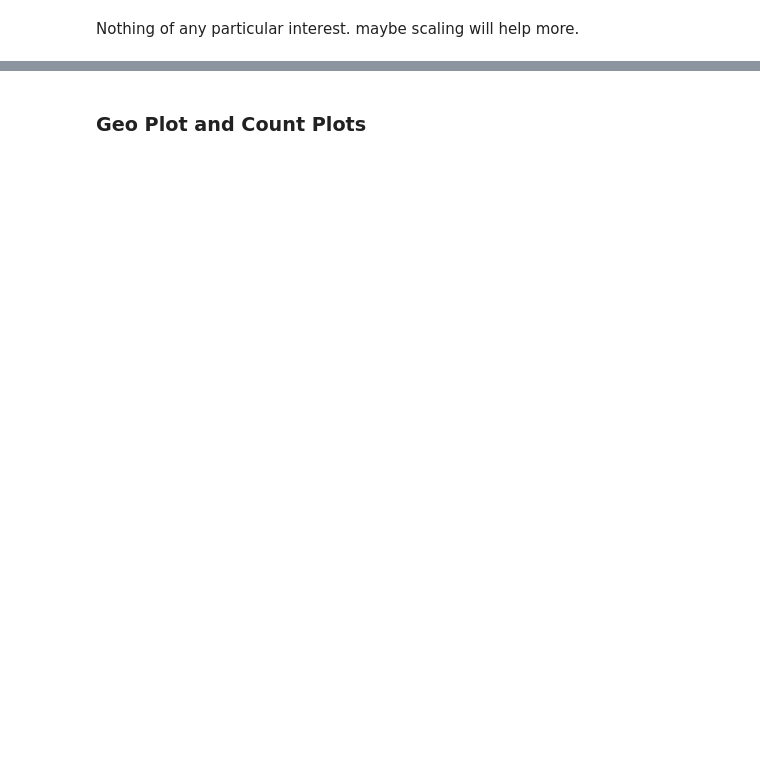
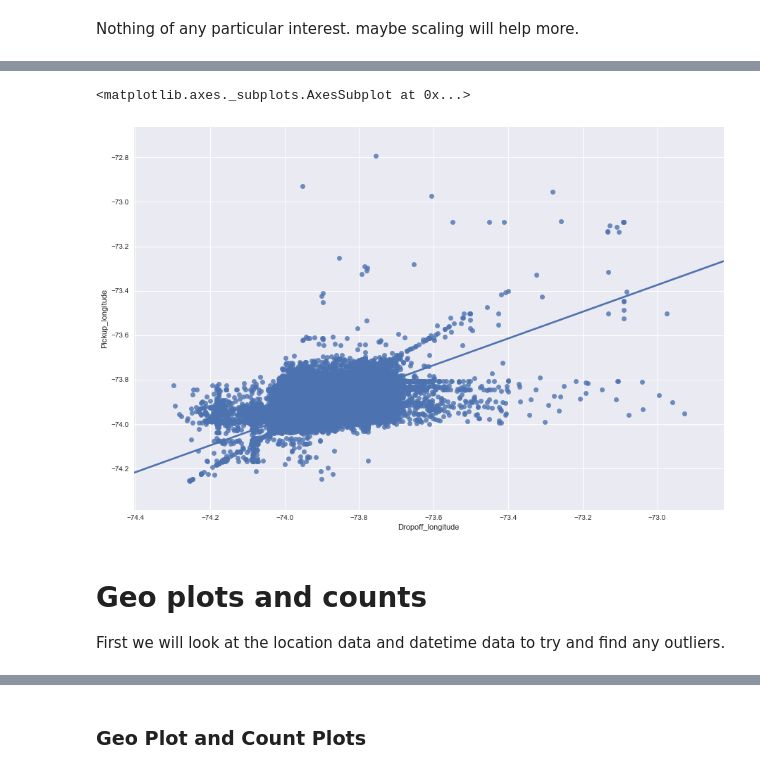
Before and after one commit to agentturbo1/Crazy-Taxi-IRL, a Jupyter notebook: Milestone, Exploration and Data Acquisition.ipynb, the cells around one changed output, grey strips where cells are left out. Cells and saved outputs as stored; diff of their text form; code cells hidden in the pictures; blank space fills up the shorter version.

```diff
--- a/Milestone, Exploration and Data Acquisition.ipynb
+++ b/Milestone, Exploration and Data Acquisition.ipynb
@@ -335,3 +356,11 @@ cbar.set_label('Correlation')
+# %%
+sns.regplot(x=green_data['Dropoff_longitude'], y=green_data['Pickup_longitude'])
+# %% [output]
+<matplotlib.axes._subplots.AxesSubplot at 0x...>
+[figure, added]
+# %% [markdown]
+# Geo plots and counts
+First we will look at the location data and datetime data to try and find any outliers.
 # %%
 import folium
 from folium import plugins
```
Also changed, not shown: parts of 20 cells of this notebook.
